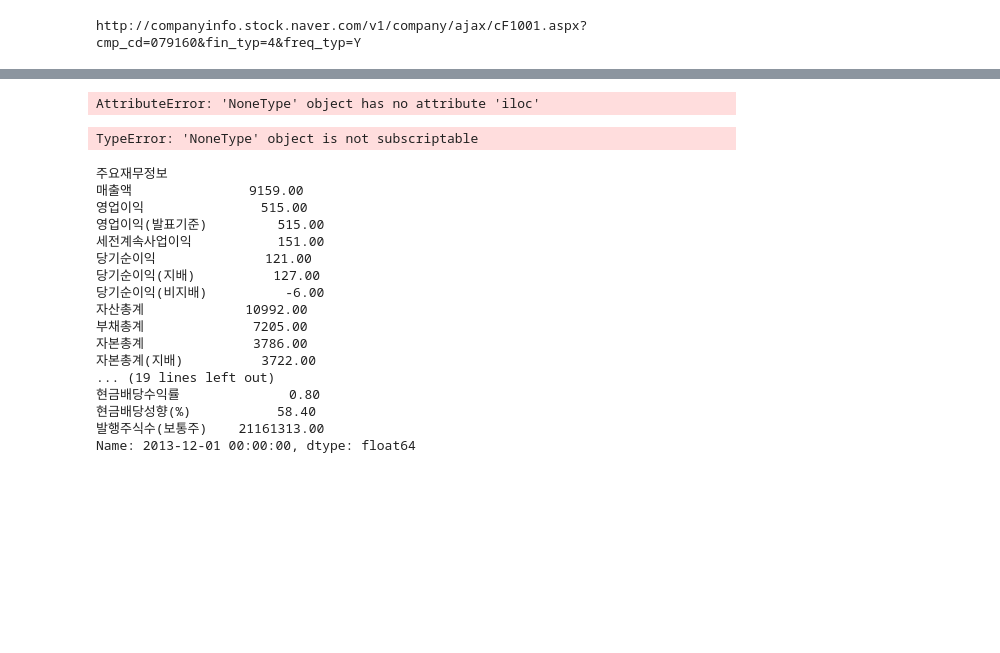
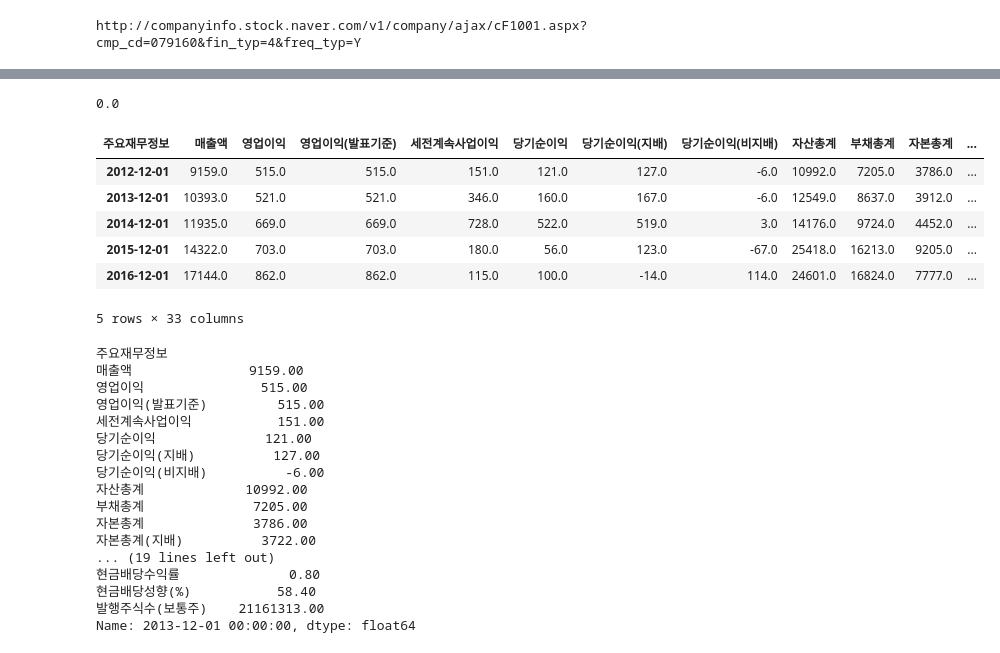
Before and after one commit to AveryCastle/quant-stock, a Jupyter notebook: All-Kospi-Kosdaq.ipynb, the cells around one changed output, grey strips where cells are left out. Drawn from its saved outputs; the diff is of its cells as text; code cells hidden in the pictures; blank space fills up the shorter version.

```diff
--- a/All-Kospi-Kosdaq.ipynb
+++ b/All-Kospi-Kosdaq.ipynb
@@ -181,9 +181,9 @@ def get_financial_statements_infos(df):
 # %%
 # 증자 여부: 증자기업 나쁜 기업. 즉, '증자여부'가 0이어야지 됨.
 def check_increase_capital(df):
-    df['자본금'] = df['자본금'].astype(float).fillna(0.0)
+#     df['자본금'] = df['자본금'].astype(float).fillna(0.0)
     df['증자여부'] = 0.0
-    for index in range(1, len(dft.index)):
+    for index in range(1, len(df.index)):
         df.loc[index:index+1,'증자여부'] = df.iloc[index-1]['자본금'] - df.iloc[index]['자본금']
 # %%
 df = get_finacial_statements_url('079160')
@@ -205,14 +205,20 @@ df
 8 rows × 33 columns
 # %%
-dft.iloc[0]['자본금'] - df.iloc[1]['자본금']
+df.iloc[0]['자본금'] - df.iloc[1]['자본금']
 # %% [output]
-AttributeError: 'NoneType' object has no attribute 'iloc'
+0.0
 # %%
 df = check_increase_capital(df)
-# %%
-df[['매출액', '당기순이익', '부채총계', 'PER(배)' , 'PBR(배)', '현금배당수익률', '증자여부']]
-# %% [output]
-TypeError: 'NoneType' object is not subscriptable
+# %%
+df.head()
+# %% [output]
+| 주요재무정보 | 매출액 | 영업이익 | 영업이익(발표기준) | 세전계속사업이익 | 당기순이익 | 당기순이익(지배) | 당기순이익(비지배) | 자산총계 | 부채총계 | 자본총계 | ... |
+| 2012-12-01 | 9159.0 | 515.0 | 515.0 | 151.0 | 121.0 | 127.0 | -6.0 | 10992.0 | 7205.0 | 3786.0 | ... |
+| 2013-12-01 | 10393.0 | 521.0 | 521.0 | 346.0 | 160.0 | 167.0 | -6.0 | 12549.0 | 8637.0 | 3912.0 | ... |
+| 2014-12-01 | 11935.0 | 669.0 | 669.0 | 728.0 | 522.0 | 519.0 | 3.0 | 14176.0 | 9724.0 | 4452.0 | ... |
+| 2015-12-01 | 14322.0 | 703.0 | 703.0 | 180.0 | 56.0 | 123.0 | -67.0 | 25418.0 | 16213.0 | 9205.0 | ... |
+| 2016-12-01 | 17144.0 | 862.0 | 862.0 | 115.0 | 100.0 | -14.0 | 114.0 | 24601.0 | 16824.0 | 7777.0 | ... |
+5 rows × 33 columns
 # %%
 # %% [output]
 주요재무정보
```
Also changed, not shown: parts of 8 cells of this notebook, 3 other files.
